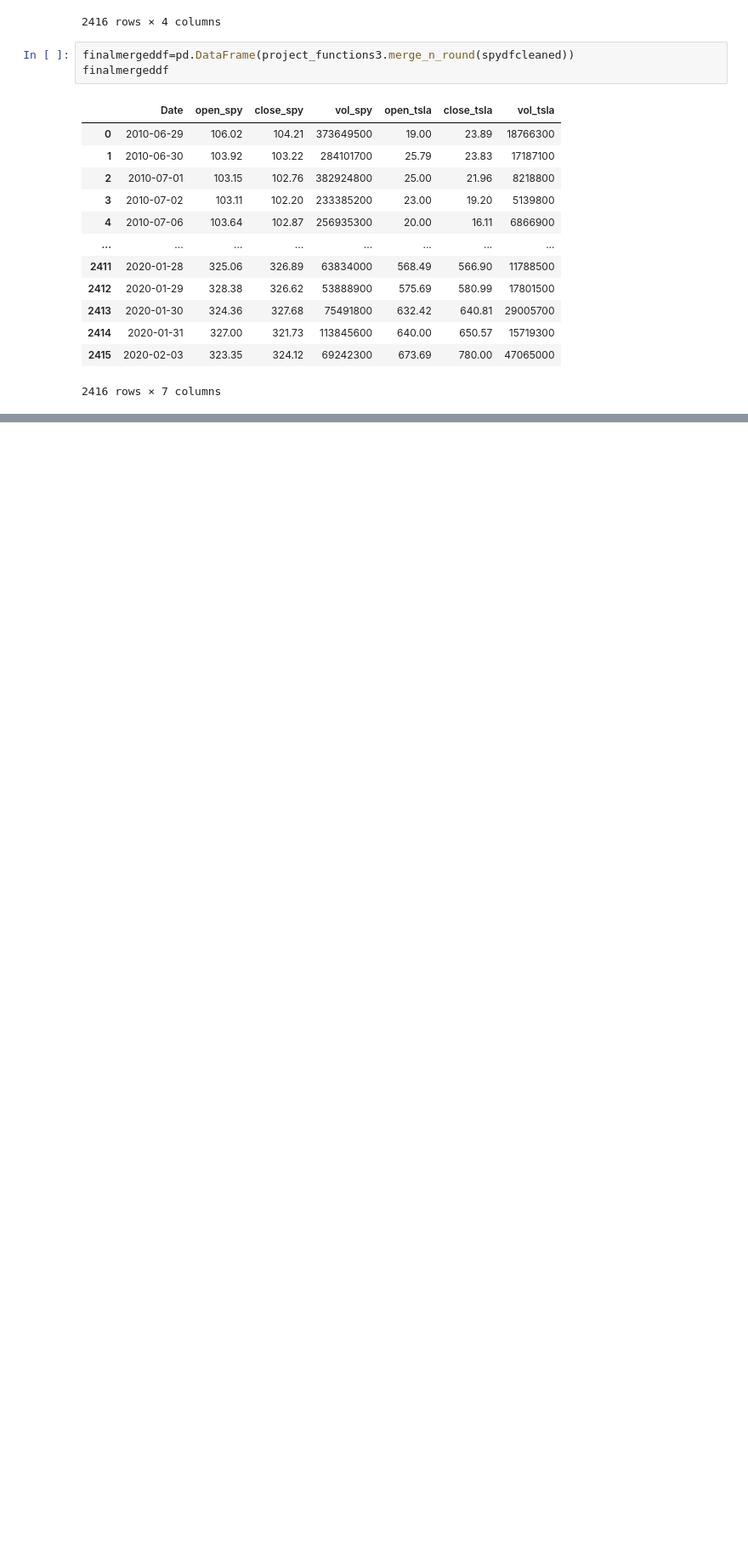
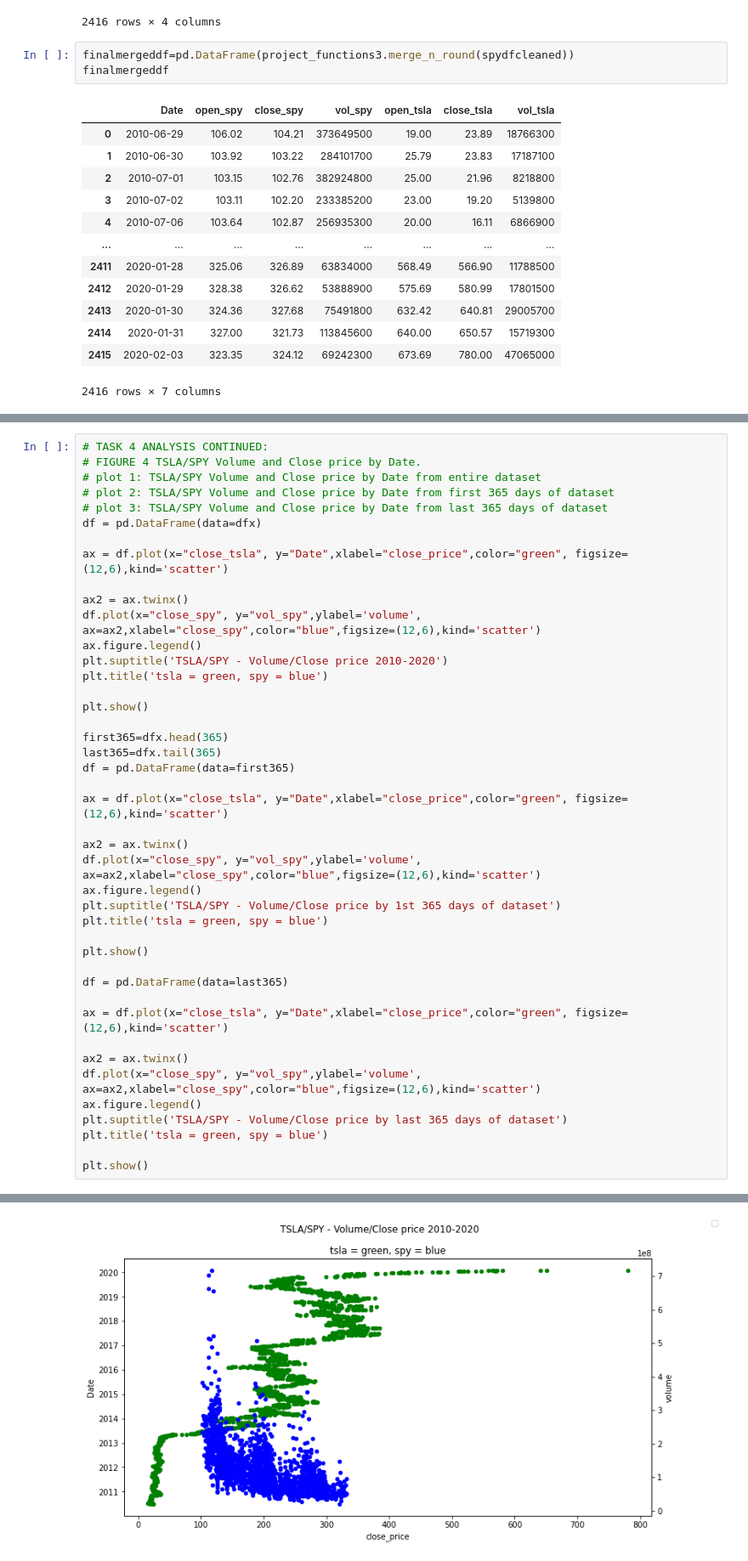
Before and after one commit to data301-2021-summer2/project-group23-project, a Jupyter notebook: analysis/TASK4.ipynb, the cells around one changed output, grey strips where cells are left out. Shown at 85% size. Cells and saved outputs as stored; diff of their text form; blank space fills up the shorter version.

```diff
--- a/analysis/TASK4.ipynb
+++ b/analysis/TASK4.ipynb
@@ -114,0 +217,44 @@ plt.show()
+# %%
+# TASK 4 ANALYSIS CONTINUED:
+# FIGURE 4 TSLA/SPY Volume and Close price by Date.
+# plot 1: TSLA/SPY Volume and Close price by Date from entire dataset
+# plot 2: TSLA/SPY Volume and Close price by Date from first 365 days of dataset
+# plot 3: TSLA/SPY Volume and Close price by Date from last 365 days of dataset
+df = pd.DataFrame(data=dfx)
+
+ax = df.plot(x="close_tsla", y="Date",xlabel="close_price",color="green", figsize=(12,6),kind='scatter')
+
+ax2 = ax.twinx()
+df.plot(x="close_spy", y="vol_spy",ylabel='volume', ax=ax2,xlabel="close_spy",color="blue",figsize=(12,6),kind='scatter')
+ax.figure.legend()
+plt.suptitle('TSLA/SPY - Volume/Close price 2010-2020')
+plt.title('tsla = green, spy = blue')
+
+plt.show()
+
+first365=dfx.head(365)
+last365=dfx.tail(365)
+df = pd.DataFrame(data=first365)
+
+ax = df.plot(x="close_tsla", y="Date",xlabel="close_price",color="green", figsize=(12,6),kind='scatter')
+
+ax2 = ax.twinx()
+df.plot(x="close_spy", y="vol_spy",ylabel='volume', ax=ax2,xlabel="close_spy",color="blue",figsize=(12,6),kind='scatter')
+ax.figure.legend()
+plt.suptitle('TSLA/SPY - Volume/Close price by 1st 365 days of dataset')
+plt.title('tsla = green, spy = blue')
+
+plt.show()
+
+df = pd.DataFrame(data=last365)
+
+ax = df.plot(x="close_tsla", y="Date",xlabel="close_price",color="green", figsize=(12,6),kind='scatter')
+
+ax2 = ax.twinx()
+df.plot(x="close_spy", y="vol_spy",ylabel='volume', ax=ax2,xlabel="close_spy",color="blue",figsize=(12,6),kind='scatter')
+ax.figure.legend()
+plt.suptitle('TSLA/SPY - Volume/Close price by last 365 days of dataset')
+plt.title('tsla = green, spy = blue')
+
+plt.show()
+# %% [output]
@@ -114,0 +262 @@ plt.show()
+[figure, added]
```
Also changed, not shown: parts of 9 cells of this notebook, 7 other files.
